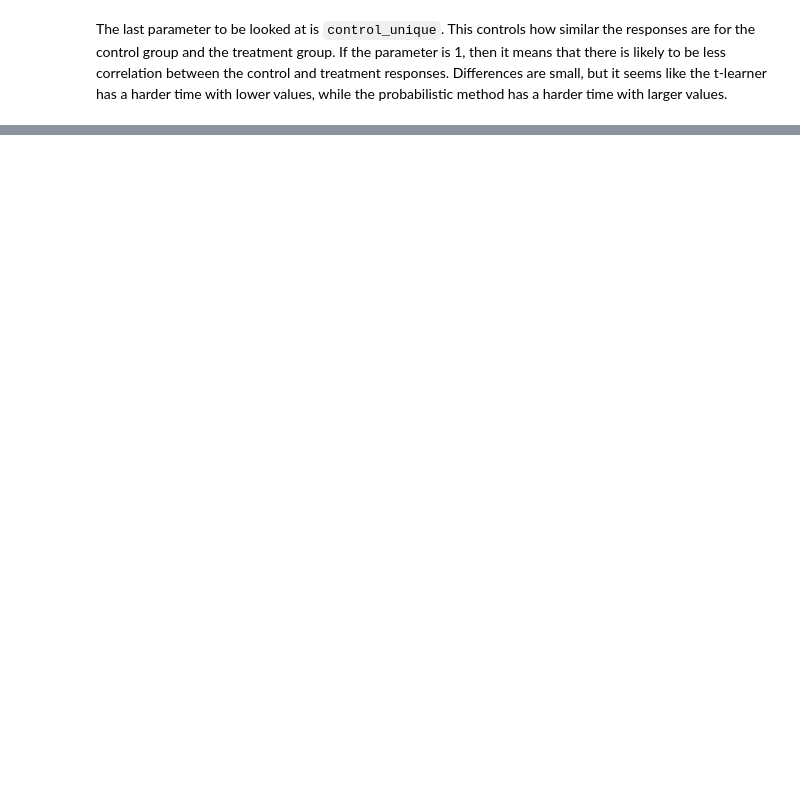
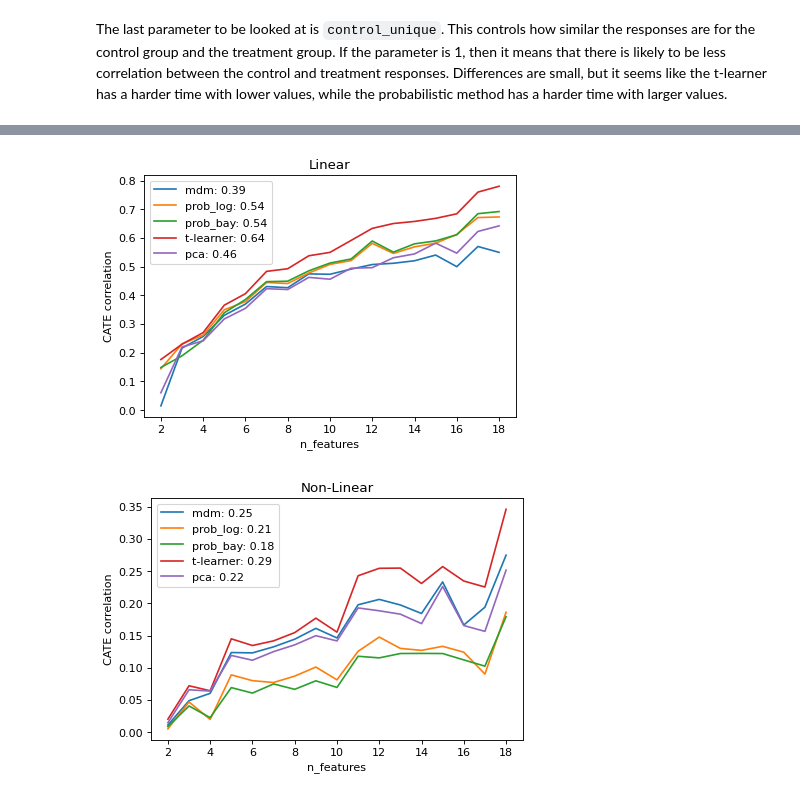
Before and after one commit to UtrechtUniversity/nudging, a Jupyter notebook: examples/simulation.ipynb, the cells around one changed output, grey strips where cells are left out. Cells and saved outputs as stored; diff of their text form; code cells hidden in the pictures; blank space fills up the shorter version.

```diff
--- a/examples/simulation.ipynb
+++ b/examples/simulation.ipynb
@@ -113,0 +138,5 @@ plot_correlations("control_unique", all_corr_bayes, all_corr_proba, n_data=30)
+# %%
+plot_correlations("n_features", n_data_smooth=30)
+# %% [output]
+[figure, added]
+[figure, added]
```
Also changed, not shown: parts of 31 cells of this notebook, 11 other files.
